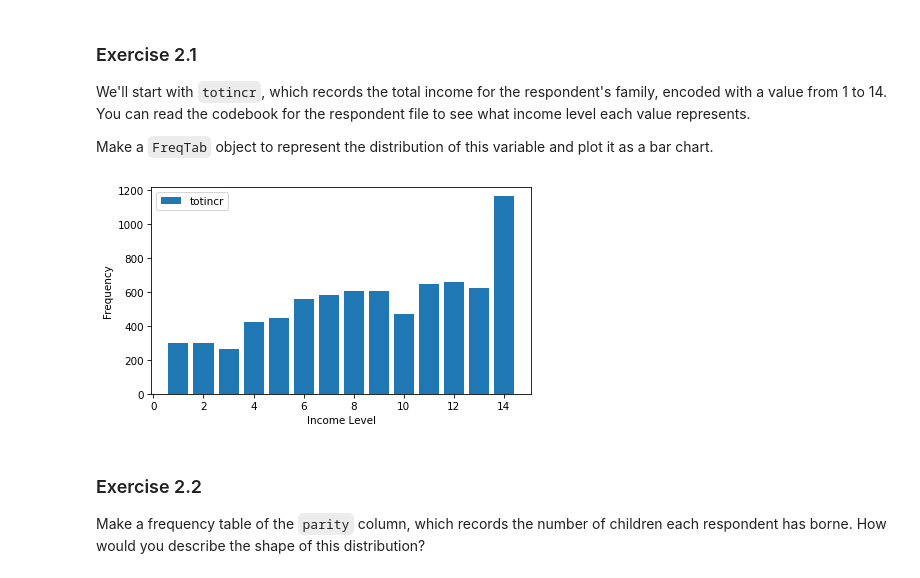
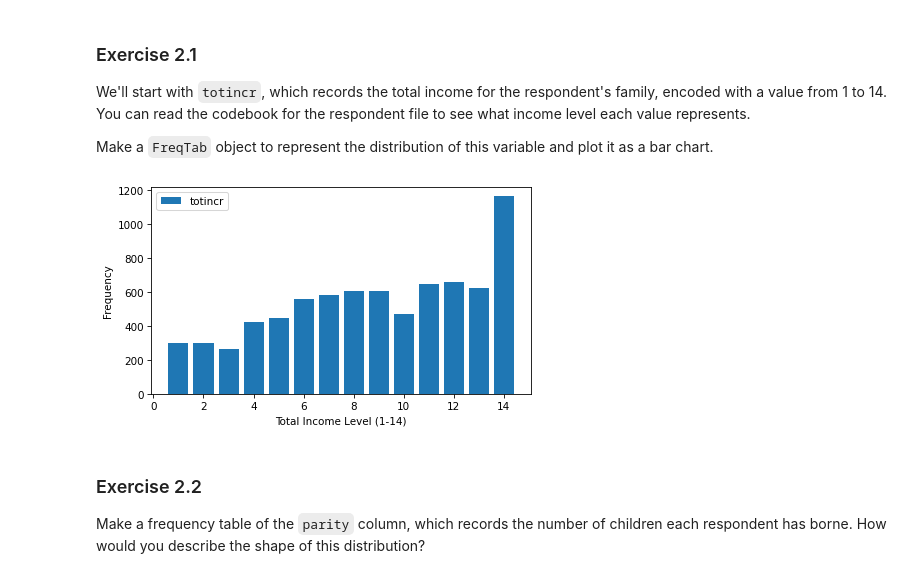
Before and after one commit to ppedro500/ESM-ExemplosCodigo, a Jupyter notebook: nb/chap02.ipynb, the cells around one changed output. Drawn from its saved outputs; the diff is of its cells as text; code cells hidden in the pictures.

```diff
--- a/nb/chap02.ipynb
+++ b/nb/chap02.ipynb
@@ -514,11 +478,12 @@ You can read the codebook for the respondent file to see what income level each
 
 Make a `FreqTab` object to represent the distribution of this variable and plot it as a bar chart.
 # %%
-ftab_totincr = FreqTab.from_seq(resp['totincr'], name='totincr')
+ftab_totincr = FreqTab.from_seq(resp["totincr"], name="totincr")
+
 ftab_totincr.bar()
-decorate(xlabel='Income Level', ylabel='Frequency')
+decorate(xlabel="Total Income Level (1-14)", ylabel="Frequency")
 # %% [output]
-[figure, old version]
+[figure, new version]
 # %% [markdown]
 ### Exercise 2.2
 
```
Also changed, not shown: parts of 11 cells of this notebook.
